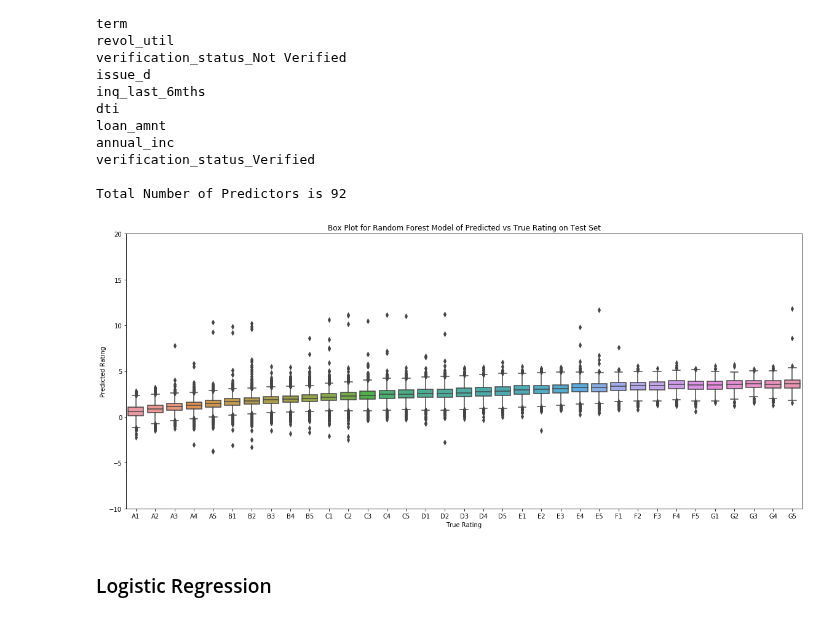
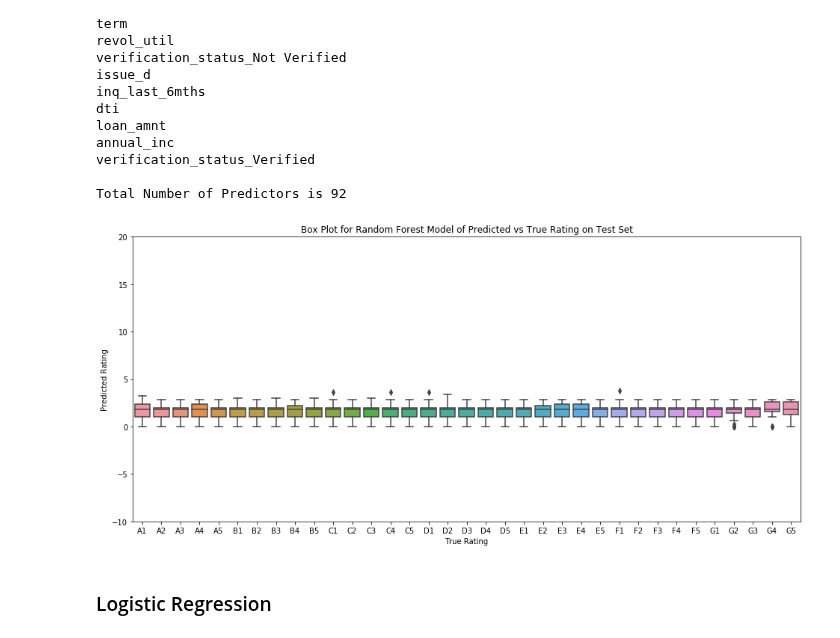
Before and after one commit to tmaounis/cs109a-LendingClub, a Jupyter notebook: models.ipynb, the cells around one changed output. Cells and saved outputs as stored; diff of their text form; code cells hidden in the pictures.

```diff
--- a/models.ipynb
+++ b/models.ipynb
@@ -334,7 +334,6 @@ def my_box_plot(y_true, y_pred, model_name):
     fig, ax = plt.subplots(figsize=(16,7))
     sns.boxplot(y_true, y_pred)
     plt.ylim(-10, 20)
-    plt.tight_layout()
     ax.set_xticklabels([num_to_subgrade(x) for x in np.linspace(0,6.8, 35)])
     plt.xlabel("True Rating")
     plt.ylabel("Predicted Rating")
@@ -603,9 +602,9 @@ verification_status_Verified
 
 Total Number of Predictors is 92
 # %%
-my_box_plot(y_test, RF_test_pred, "Random Forest")
+my_box_plot(y_test, [subgrade_to_num(x) for x in RF_test_pred], "Random Forest")
 # %% [output]
-[figure, old version]
+[figure, new version]
 # %% [markdown]
 ### Logistic Regression
 # %%
```
Also changed, not shown: parts of 1 cell of this notebook.
